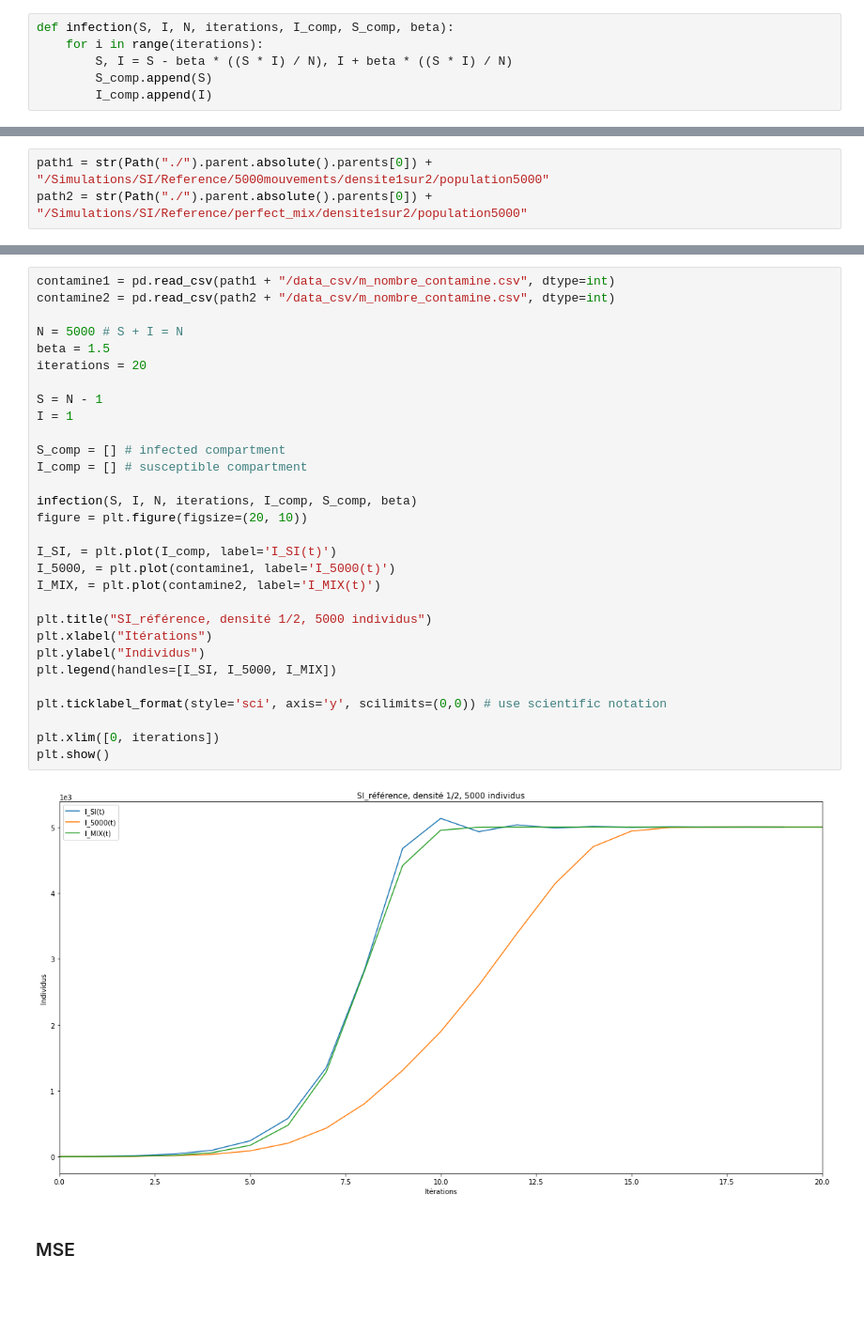
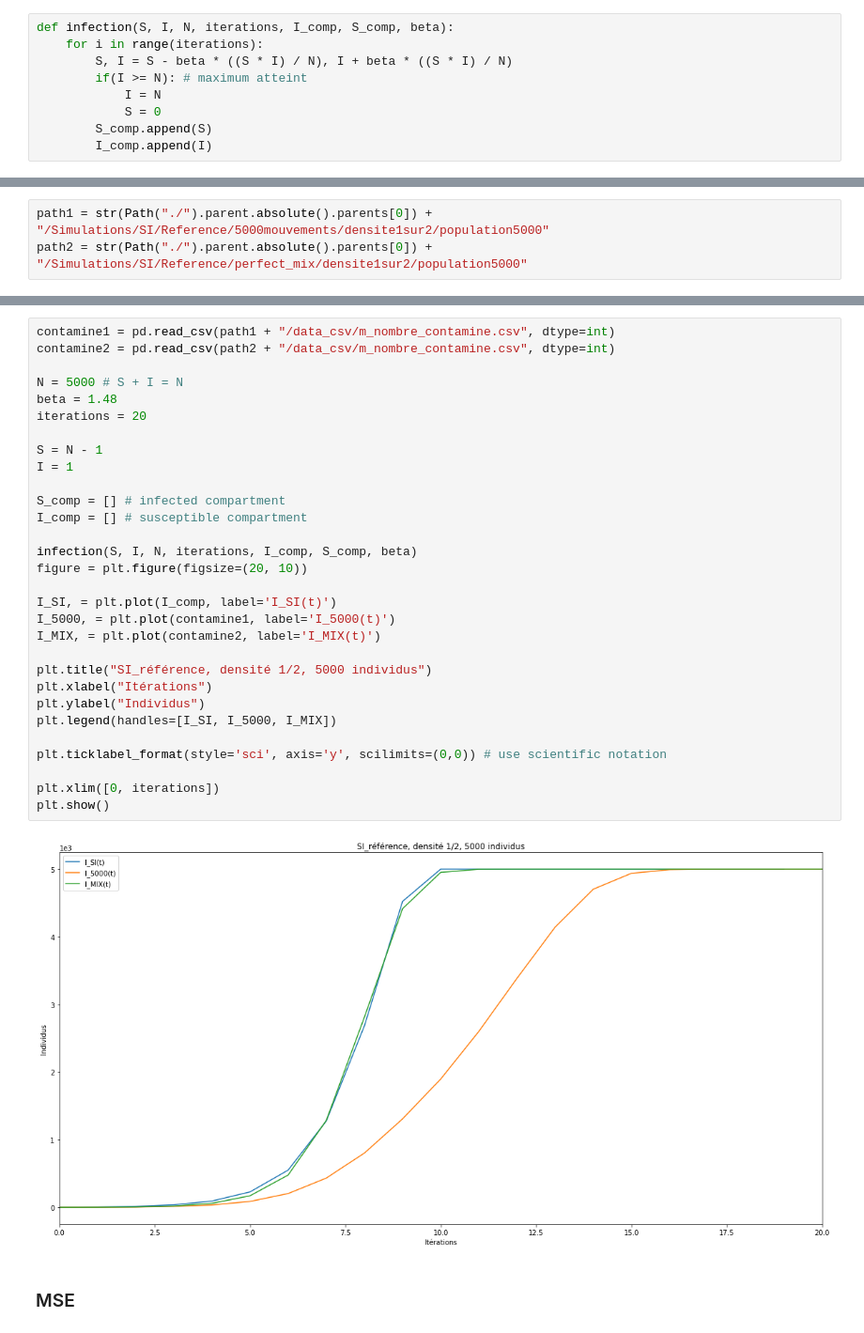
Before and after one commit to maximepasquier/Diversity, a Jupyter notebook: Python/SI_reference.ipynb, the cells around one changed output, grey strips where cells are left out. Shown at 94% size. Saved outputs shown, nothing was run; the diff lists cells and outputs as text; blank space fills up the shorter version.

```diff
--- a/Python/SI_reference.ipynb
+++ b/Python/SI_reference.ipynb
@@ -8,6 +8,9 @@ from pathlib import Path
 def infection(S, I, N, iterations, I_comp, S_comp, beta):
     for i in range(iterations):
         S, I = S - beta * ((S * I) / N), I + beta * ((S * I) / N)
+        if(I >= N): # maximum atteint
+            I = N
+            S = 0
         S_comp.append(S)
         I_comp.append(I)
 # %%
@@ -50,35 +53,35 @@ print(temps_data)
 # %%
 contamine1 = pd.read_csv(path1 + "/data_csv/m_nombre_contamine.csv", dtype=int)
 contamine2 = pd.read_csv(path2 + "/data_csv/m_nombre_contamine.csv", dtype=int)
 
 N = 5000 # S + I = N
-beta = 1.5
+beta = 1.48
 iterations = 20
 
 S = N - 1
 I = 1
 
 S_comp = [] # infected compartment
 I_comp = [] # susceptible compartment
 
 infection(S, I, N, iterations, I_comp, S_comp, beta)
 figure = plt.figure(figsize=(20, 10))
 
 I_SI, = plt.plot(I_comp, label='I_SI(t)')
 I_5000, = plt.plot(contamine1, label='I_5000(t)')
 I_MIX, = plt.plot(contamine2, label='I_MIX(t)')
 
 plt.title("SI_référence, densité 1/2, 5000 individus")
 plt.xlabel("Itérations")
 plt.ylabel("Individus")
 plt.legend(handles=[I_SI, I_5000, I_MIX])
 
 plt.ticklabel_format(style='sci', axis='y', scilimits=(0,0)) # use scientific notation
 
 plt.xlim([0, iterations])
 plt.show()
 # %% [output]
-[figure, old version]
+[figure, new version]
 # %% [markdown]
 ### MSE
 # %%
```
Also changed, not shown: parts of 32 cells of this notebook, 1 other file.
